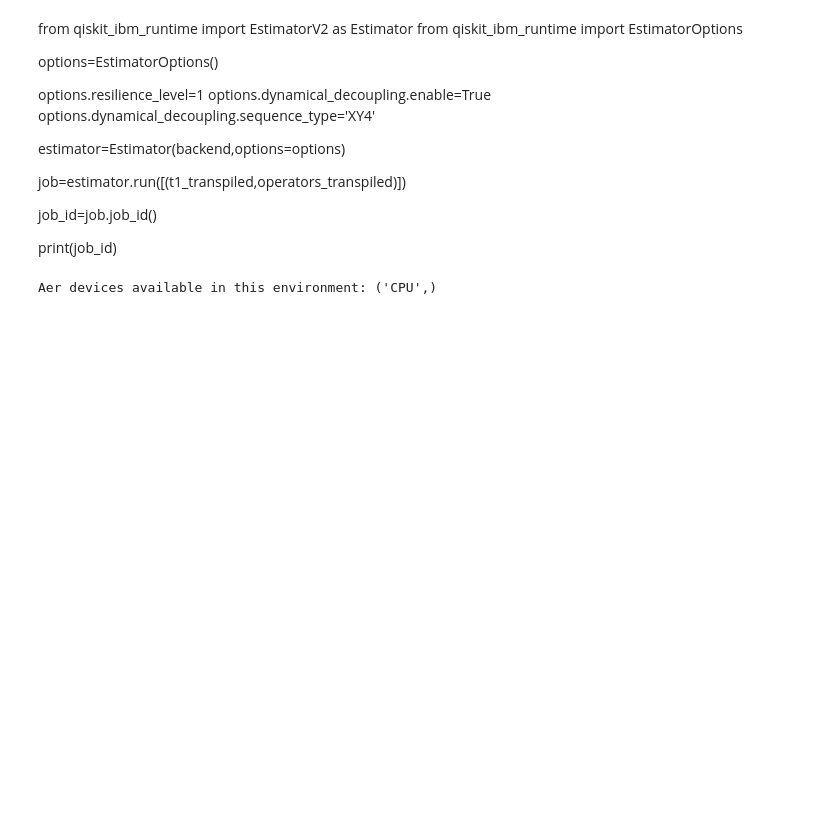
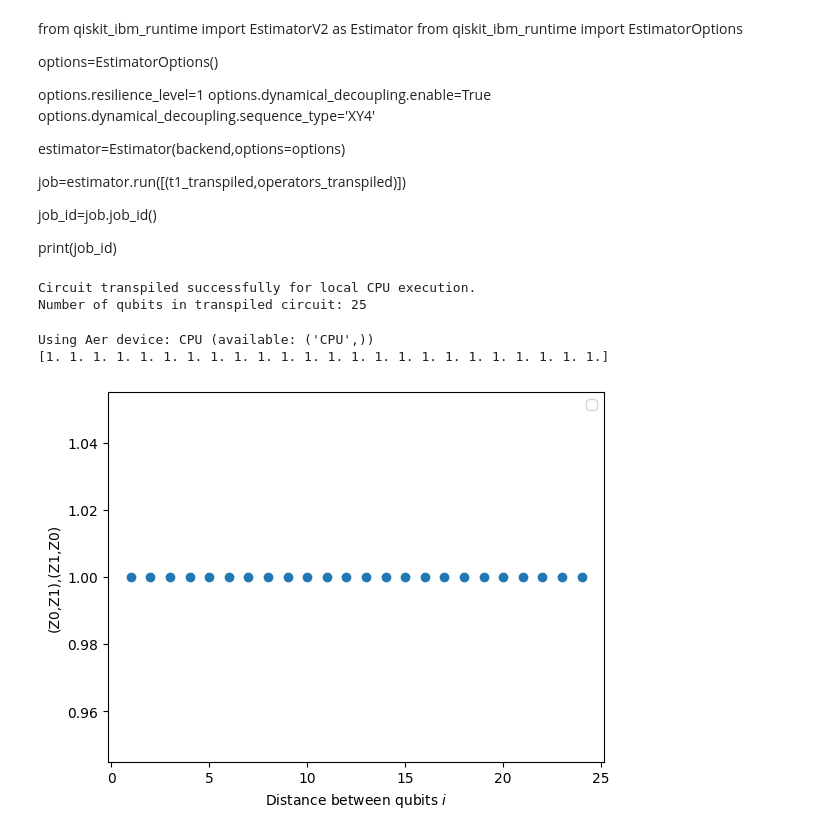
Before and after one commit to yaswanthvuppala/Quantum-Computing-codes, a Jupyter notebook: Try.ipynb, the cells around one changed output. Cells and saved outputs as stored; diff of their text form; code cells hidden in the pictures; blank space fills up the shorter version.

```diff
--- a/Try.ipynb
+++ b/Try.ipynb
@@ -54,13 +86,27 @@ job=estimator.run([(t1_transpiled,operators_transpiled)])
 job_id=job.job_id()
 
 print(job_id)
-# %%
-from qiskit_aer import AerSimulator
-
-available_devices = AerSimulator().available_devices()
-print(f"Aer devices available in this environment: {available_devices}")
-# %% [output]
-Aer devices available in this environment: ('CPU',)
+# %%
+from qiskit_aer import AerSimulator
+from qiskit.transpiler.preset_passmanagers import generate_preset_pass_manager
+
+# Define the local backend (Simulator)
+# AerSimulator will automatically use the CPU by default,
+# or GPU if configured and available.
+local_backend = AerSimulator()
+
+# Transpile the circuit for the local simulator
+pass_manager = generate_preset_pass_manager(optimization_level=1, backend=local_backend)
+t1_transpiled = pass_manager.run(t1)
+
+# Map the operators to the layout used by the transpiler
+operators_transpiled = [op.apply_layout(t1_transpiled.layout) for op in operators]
+
+print("Circuit transpiled successfully for local CPU execution.")
+print(f"Number of qubits in transpiled circuit: {t1_transpiled.num_qubits}")
+# %% [output]
+Circuit transpiled successfully for local CPU execution.
+Number of qubits in transpiled circuit: 25
 # %%
 from qiskit_aer import AerSimulator
 from qiskit_aer.primitives import EstimatorV2 as Estimator
@@ -78,3 +124,21 @@ result = job.result()
 # Extract expectation values
 expectation_values = result[0].data.evs
 print(expectation_values)
+# %% [output]
+Using Aer device: CPU (available: ('CPU',))
+[1. 1. 1. 1. 1. 1. 1. 1. 1. 1. 1. 1. 1. 1. 1. 1. 1. 1. 1. 1. 1. 1. 1. 1.]
+# %%
+import matplotlib.pyplot as plt
+
+data =list(range(1,len(operators)+1))
+results=job.result()[0]
+values=results.data.evs
+values =[v /values[0] for v in values]
+
+plt.scatter(data,values,marker='o')
+plt.xlabel('Distance between qubits $i$')
+plt.ylabel('(Z0,Z1),(Z1,Z0)') # line in the video is not understandable
+plt.legend()
+plt.show()
+# %% [output]
+[figure, added]
```
Also changed, not shown: parts of 8 cells of this notebook.
